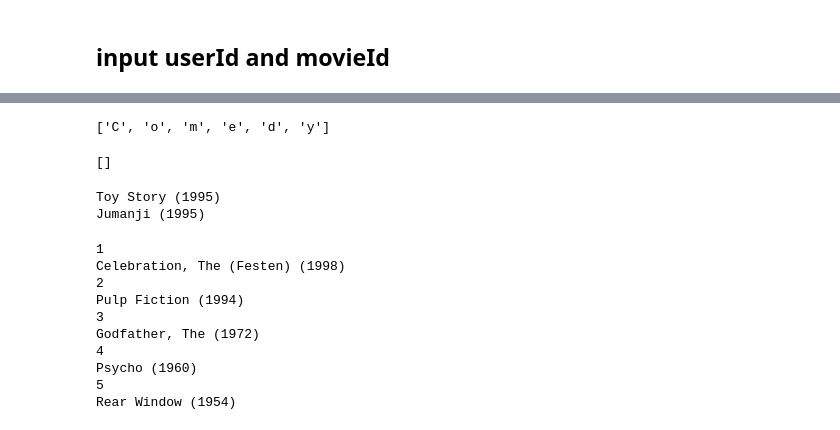
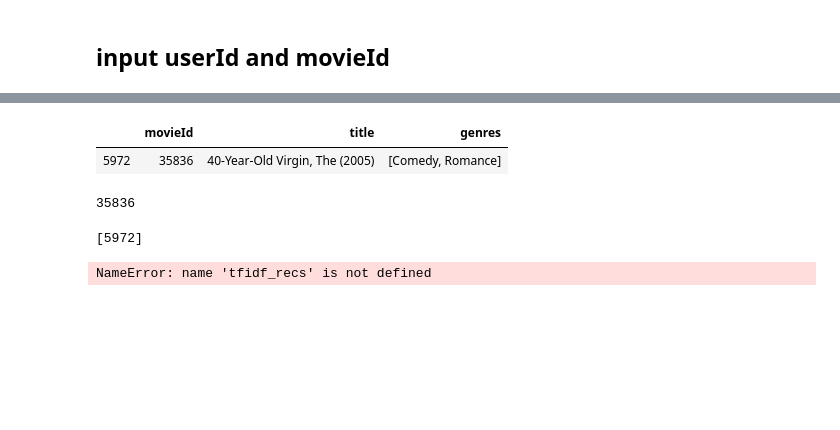
Before and after one commit to aabrahamson3/movie-rec, a Jupyter notebook: notebooks/exploratory/movies_ratings.ipynb, the cells around one changed output, grey strips where cells are left out. Saved outputs shown, nothing was run; the diff lists cells and outputs as text; code cells hidden in the pictures; blank space fills up the shorter version.

```diff
--- a/notebooks/exploratory/movies_ratings.ipynb
+++ b/notebooks/exploratory/movies_ratings.ipynb
@@ -670,35 +568,20 @@ genre_input = ["Comedy"]
 genres_list = ["Action", "Adventure", "Animation", "Children's", "Comedy",
                "Crime", "Documentary", "Drama", "Fantasy", "Film-Noir", "Horror",
                "Musical", "Mystery", "Romance", "Sci-Fi", "Thriller", "War", "Western"]
-# %%
-genre_input
-# %% [output]
-['C', 'o', 'm', 'e', 'd', 'y']
-# %%
-get_movie_choose_genre_mid([1,2,3], genre_input, movies)
-# %% [output]
-[]
-# %%
-topfivepop_movieId = get_movie_choose_genre_mid(topfivepop(reviews, return_number =1000), genre_input, movies)
-# get_titles_mid([1,2], movies)
-# %% [output]
-Toy Story (1995)
-Jumanji (1995)
-# %%
-# movie_id_list = new_user_recs_wo_print(user_id, ratings_output, movie_ratings, movie_titles, 5)
-num = 1
-for id in movie_id_list:
-    print(num)
-    get_titles_mid([id], movies)
-    num += 1
-# %% [output]
-1
-Celebration, The (Festen) (1998)
-2
-Pulp Fiction (1994)
-3
-Godfather, The (1972)
-4
-Psycho (1960)
-5
-Rear Window (1954)
+# %%
+movies[movies['movieId']==35836]
+# %% [output]
+|  | movieId | title | genres |
+| 5972 | 35836 | 40-Year-Old Virgin, The (2005) | [Comedy, Romance] |
+# %%
+print(movie_id_list[content_id])
+# %% [output]
+35836
+# %%
+get_index([movie_id_list[content_id]],movies)
+# %% [output]
+[5972]
+# %%
+content_after_collab([5972], movies, 1)
+# %% [output]
+NameError: name 'tfidf_recs' is not defined
```
Also changed, not shown: parts of 39 cells of this notebook.
